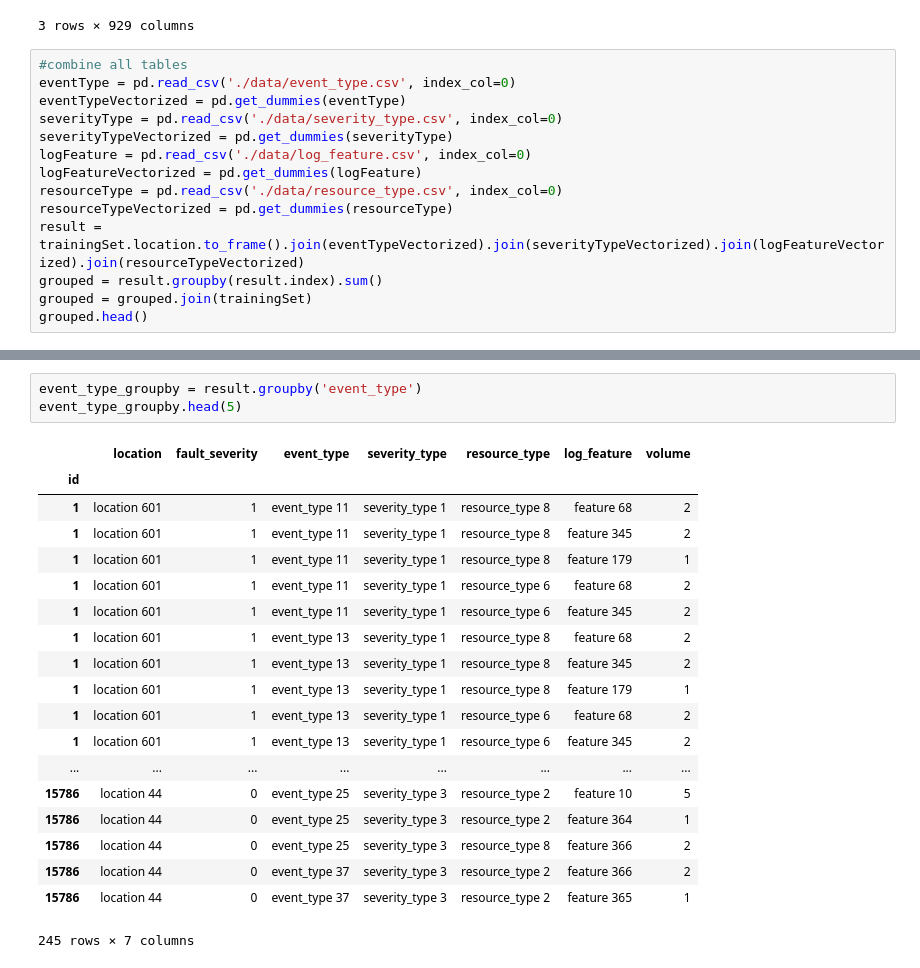
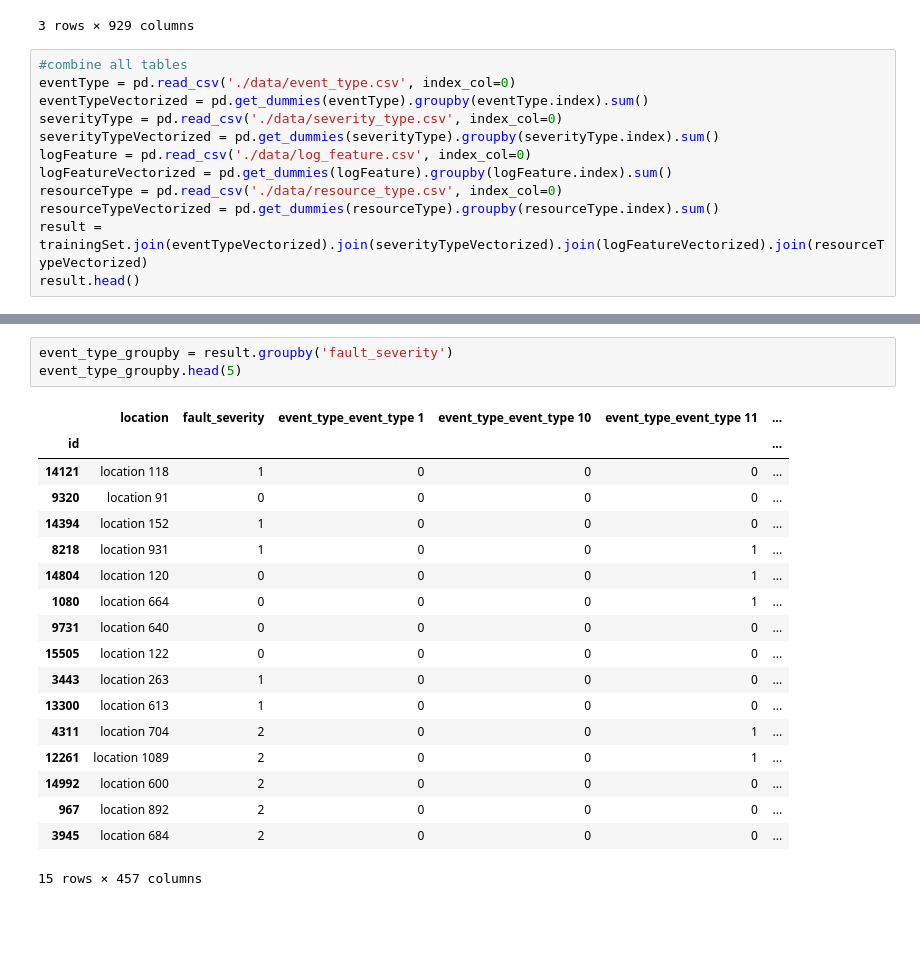
Before and after one commit to nikogamulin/kaggle-telstra-network-disruptions, a Jupyter notebook: data_explorer.ipynb, the cells around one changed output, grey strips where cells are left out. Saved outputs shown, nothing was run; the diff lists cells and outputs as text; blank space fills up the shorter version.

```diff
--- a/data_explorer.ipynb
+++ b/data_explorer.ipynb
@@ -78,15 +78,13 @@ pd.crosstab(trainingSet.fault_severity, trainingSet.location)
 # %%
 #combine all tables
 eventType = pd.read_csv('./data/event_type.csv', index_col=0)
-eventTypeVectorized = pd.get_dummies(eventType)
+eventTypeVectorized = pd.get_dummies(eventType).groupby(eventType.index).sum()
 severityType = pd.read_csv('./data/severity_type.csv', index_col=0)
-severityTypeVectorized = pd.get_dummies(severityType)
+severityTypeVectorized = pd.get_dummies(severityType).groupby(severityType.index).sum()
 logFeature = pd.read_csv('./data/log_feature.csv', index_col=0)
-logFeatureVectorized = pd.get_dummies(logFeature)
+logFeatureVectorized = pd.get_dummies(logFeature).groupby(logFeature.index).sum()
 resourceType = pd.read_csv('./data/resource_type.csv', index_col=0)
-resourceTypeVectorized = pd.get_dummies(resourceType)
-result = trainingSet.location.to_frame().join(eventTypeVectorized).join(severityTypeVectorized).join(logFeatureVectorized).join(resourceTypeVectorized)
-grouped = result.groupby(result.index).sum()
-grouped = grouped.join(trainingSet)
-grouped.head()
+resourceTypeVectorized = pd.get_dummies(resourceType).groupby(resourceType.index).sum()
+result = trainingSet.join(eventTypeVectorized).join(severityTypeVectorized).join(logFeatureVectorized).join(resourceTypeVectorized)
+result.head()
 # %% [output]
@@ -139,26 +120,25 @@ pd.crosstab(result.fault_severity, result.event_type)
 # %%
-event_type_groupby = result.groupby('event_type')
+event_type_groupby = result.groupby('fault_severity')
 event_type_groupby.head(5)
 # %% [output]
-|  | location | fault_severity | event_type | severity_type | resource_type | log_feature | volume |
-| id |  |  |  |  |  |  |  |
-| 1 | location 601 | 1 | event_type 11 | severity_type 1 | resource_type 8 | feature 68 | 2 |
-| 1 | location 601 | 1 | event_type 11 | severity_type 1 | resource_type 8 | feature 345 | 2 |
-| 1 | location 601 | 1 | event_type 11 | severity_type 1 | resource_type 8 | feature 179 | 1 |
-| 1 | location 601 | 1 | event_type 11 | severity_type 1 | resource_type 6 | feature 68 | 2 |
-| 1 | location 601 | 1 | event_type 11 | severity_type 1 | resource_type 6 | feature 345 | 2 |
-| 1 | location 601 | 1 | event_type 13 | severity_type 1 | resource_type 8 | feature 68 | 2 |
-| 1 | location 601 | 1 | event_type 13 | severity_type 1 | resource_type 8 | feature 345 | 2 |
-| 1 | location 601 | 1 | event_type 13 | severity_type 1 | resource_type 8 | feature 179 | 1 |
-| 1 | location 601 | 1 | event_type 13 | severity_type 1 | resource_type 6 | feature 68 | 2 |
-| 1 | location 601 | 1 | event_type 13 | severity_type 1 | resource_type 6 | feature 345 | 2 |
-| ... | ... | ... | ... | ... | ... | ... | ... |
-| 15786 | location 44 | 0 | event_type 25 | severity_type 3 | resource_type 2 | feature 10 | 5 |
-| 15786 | location 44 | 0 | event_type 25 | severity_type 3 | resource_type 2 | feature 364 | 1 |
-| 15786 | location 44 | 0 | event_type 25 | severity_type 3 | resource_type 8 | feature 366 | 2 |
-| 15786 | location 44 | 0 | event_type 37 | severity_type 3 | resource_type 2 | feature 366 | 2 |
-| 15786 | location 44 | 0 | event_type 37 | severity_type 3 | resource_type 2 | feature 365 | 1 |
+|  | location | fault_severity | event_type_event_type 1 | event_type_event_type 10 | event_type_event_type 11 | ... |
+| id |  |  |  |  |  | ... |
+| 14121 | location 118 | 1 | 0 | 0 | 0 | ... |
+| 9320 | location 91 | 0 | 0 | 0 | 0 | ... |
+| 14394 | location 152 | 1 | 0 | 0 | 0 | ... |
+| 8218 | location 931 | 1 | 0 | 0 | 1 | ... |
+| 14804 | location 120 | 0 | 0 | 0 | 1 | ... |
+| 1080 | location 664 | 0 | 0 | 0 | 1 | ... |
+| 9731 | location 640 | 0 | 0 | 0 | 0 | ... |
+| 15505 | location 122 | 0 | 0 | 0 | 0 | ... |
+| 3443 | location 263 | 1 | 0 | 0 | 0 | ... |
+| 13300 | location 613 | 1 | 0 | 0 | 0 | ... |
+| 4311 | location 704 | 2 | 0 | 0 | 1 | ... |
+| 12261 | location 1089 | 2 | 0 | 0 | 1 | ... |
+| 14992 | location 600 | 2 | 0 | 0 | 0 | ... |
+| 967 | location 892 | 2 | 0 | 0 | 0 | ... |
+| 3945 | location 684 | 2 | 0 | 0 | 0 | ... |
-245 rows × 7 columns
+15 rows × 457 columns
 # %%
 #df_norm = (df - df.mean()) / (df.max() - df.min())
 volume_norm = (result.volume - result.volume.mean())/(result.volume.max() - result.volume.min())
```
Also changed, not shown: parts of 11 cells of this notebook.
